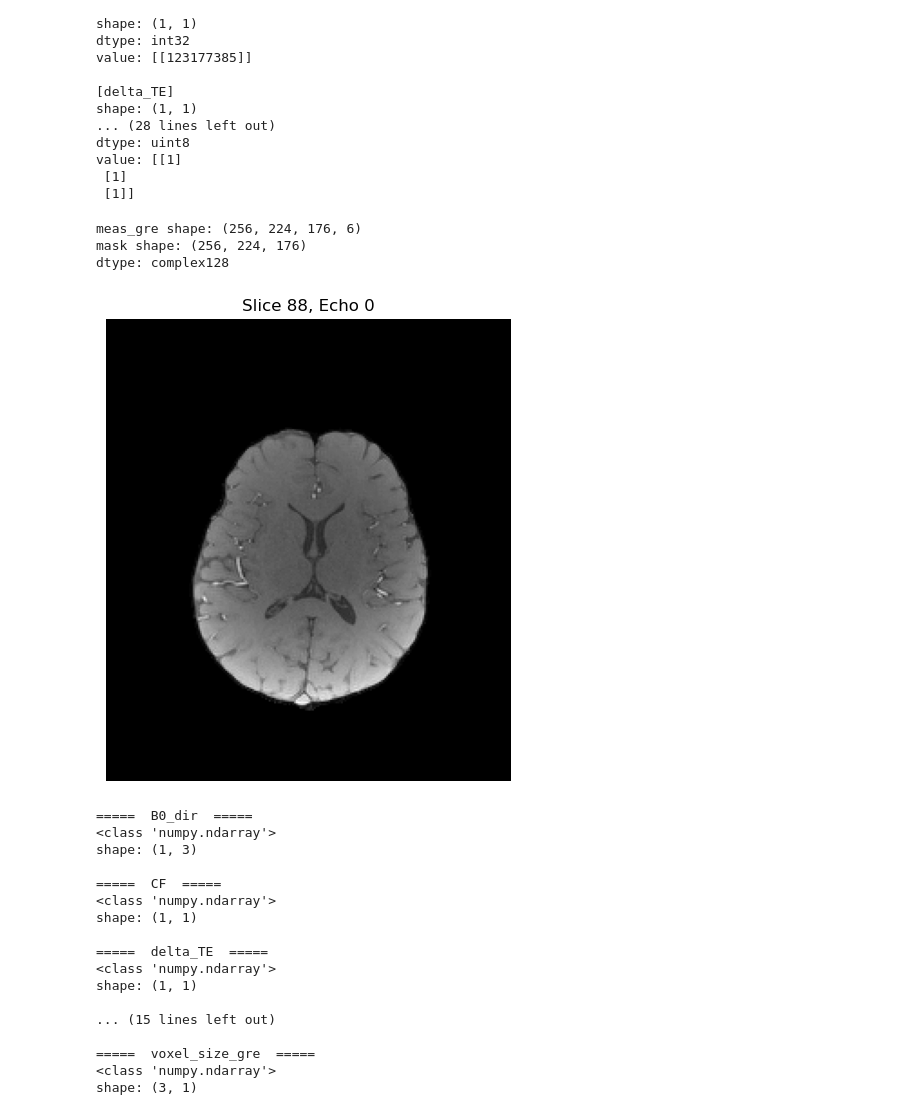
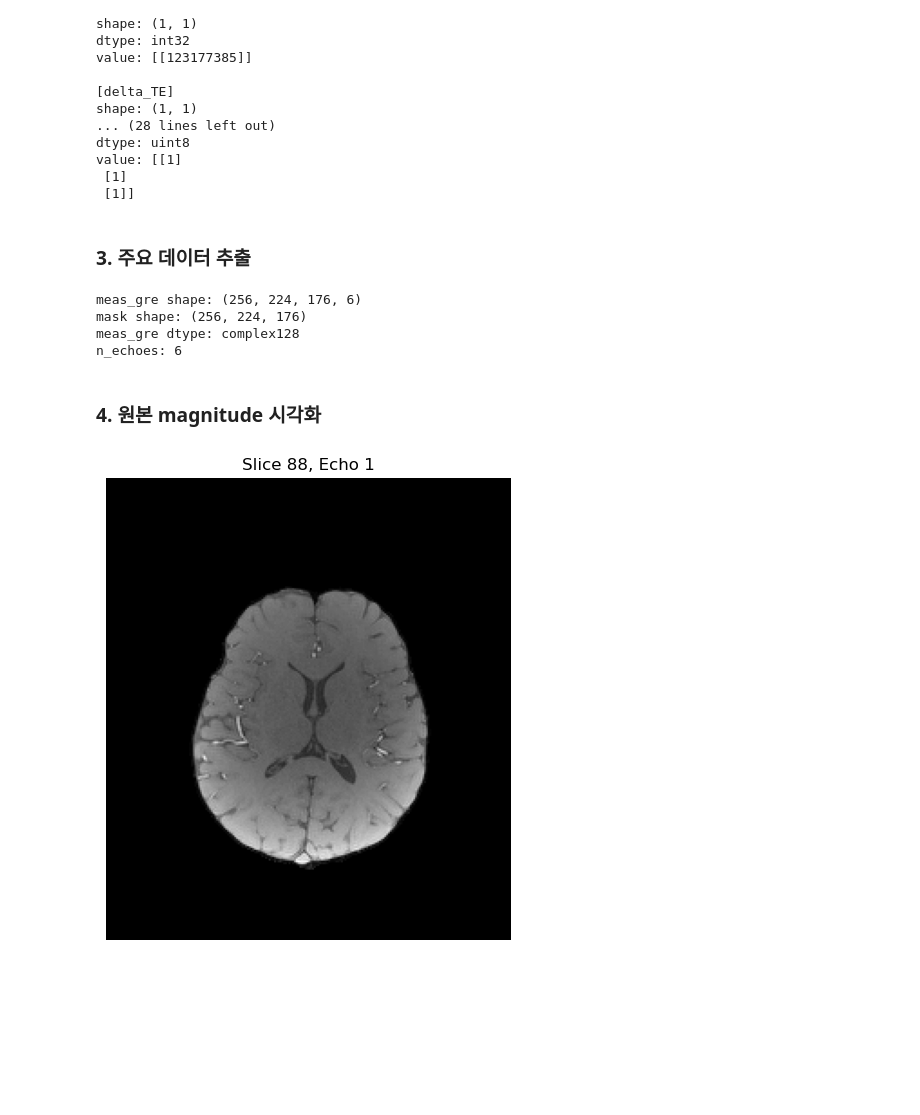
Before and after one commit to MRI-Denoising/Research-Reimplementation, a Jupyter notebook: 01_load_data.ipynb, the cells around one changed output. Drawn from its saved outputs; the diff is of its cells as text; code cells hidden in the pictures; blank space fills up the shorter version.

```diff
--- a/01_load_data.ipynb
+++ b/01_load_data.ipynb
@@ -11,0 +7,4 @@ dict_keys(['__header__', '__version__', '__globals__', 'B0_dir', 'CF', 'delta_TE
+# %%
+data_path = "./data/meas_gre_dir1.mat"
+slice_idx = 88
+echo_idx = 0
@@ -38,55 +47,30 @@ dtype: uint8
 value: [[1]
  [1]
  [1]]
+# %% [markdown]
+### 3. 주요 데이터 추출
 # %%
-# 데이터 추출
 meas_gre = mat_data["meas_gre"]
-mask = mat_data["mask_brain"]
+mask = mat_data["mask_brain"].astype(bool)
 
 print("meas_gre shape:", meas_gre.shape)
 print("mask shape:", mask.shape)
-print("dtype:", meas_gre.dtype)
+print("meas_gre dtype:", meas_gre.dtype)
+print("n_echoes:", meas_gre.shape[-1])
 # %% [output]
 meas_gre shape: (256, 224, 176, 6)
 mask shape: (256, 224, 176)
-dtype: complex128
+meas_gre dtype: complex128
+n_echoes: 6
+# %% [markdown]
+### 4. 원본 magnitude 시각화
 # %%
-import matplotlib.pyplot as plt
+magnitude = np.abs(meas_gre[:, :, slice_idx, echo_idx])
 
-echo = 0
-
-magnitude = np.abs(
-    meas_gre[:, :, slice_idx, echo]
-)
-
-plt.figure(figsize=(6,6))
+plt.figure(figsize=(6, 6))
 plt.imshow(magnitude, cmap="gray")
-plt.title(f"Slice {slice_idx}, Echo {echo}")
+plt.title(f"Slice {slice_idx}, Echo {echo_idx + 1}")
 plt.axis("off")
 plt.show()
 # %% [output]
-[figure, old version]
+[figure, new version]
-# %%
-for key in mat_data.keys():
-    if not key.startswith("__"):
-        print("\n===== ", key, " =====")
-        print(type(mat_data[key]))
-        print("shape:", np.shape(mat_data[key]))
-# %% [output]
-=====  B0_dir  =====
-<class 'numpy.ndarray'>
-shape: (1, 3)
-
-=====  CF  =====
-<class 'numpy.ndarray'>
-shape: (1, 1)
-
-=====  delta_TE  =====
-<class 'numpy.ndarray'>
-shape: (1, 1)
-
-... (15 lines left out)
-
-=====  voxel_size_gre  =====
-<class 'numpy.ndarray'>
-shape: (3, 1)
```
Also changed, not shown: parts of 13 cells of this notebook, 9 other files.
